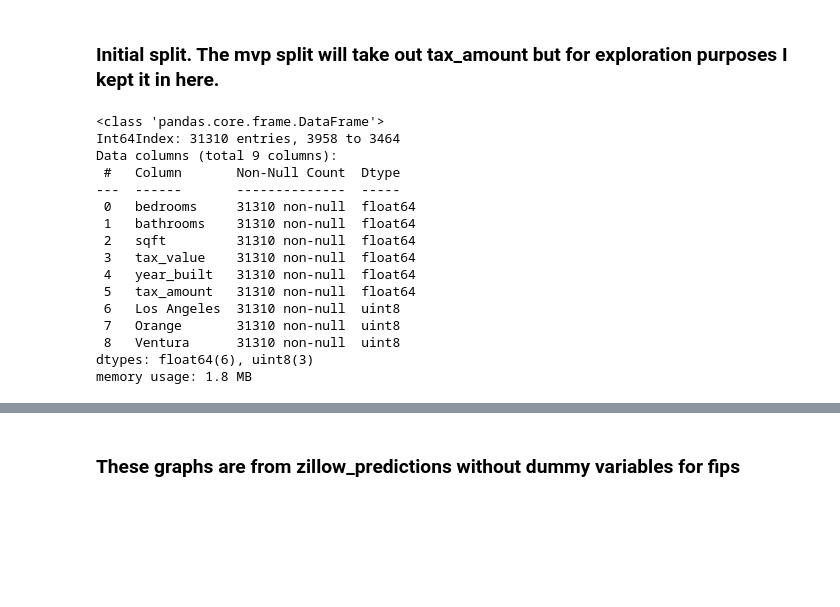
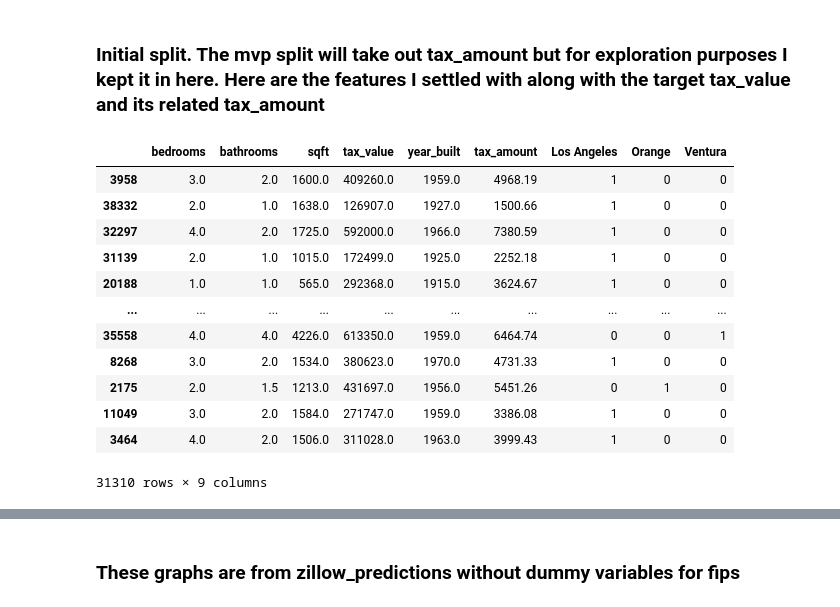
Before and after one commit to Alfred-W-S-Pirovits-Jr/regression-project, a Jupyter notebook: final_project.ipynb, the cells around one changed output, grey strips where cells are left out. Drawn from its saved outputs; the diff is of its cells as text; code cells hidden in the pictures; blank space fills up the shorter version.

```diff
--- a/final_project.ipynb
+++ b/final_project.ipynb
@@ -32,22 +53,19 @@ zillow_categorical = wrangle.wrangle_zillow_predictions_without_drop()
 # %% [markdown]
-### Initial split.  The mvp split will take out tax_amount but for exploration purposes I kept it in here.
+### Initial split.  The mvp split will take out tax_amount but for exploration purposes I kept it in here.  Here are the features I settled with along with the target tax_value and its related tax_amount
 # %%
 train, validate, test = wrangle.split_data(zillow_predictions)
-train.info()
+train
 # %% [output]
+|  | bedrooms | bathrooms | sqft | tax_value | year_built | tax_amount | Los Angeles | Orange | Ventura |
+| 3958 | 3.0 | 2.0 | 1600.0 | 409260.0 | 1959.0 | 4968.19 | 1 | 0 | 0 |
+| 38332 | 2.0 | 1.0 | 1638.0 | 126907.0 | 1927.0 | 1500.66 | 1 | 0 | 0 |
+| 32297 | 4.0 | 2.0 | 1725.0 | 592000.0 | 1966.0 | 7380.59 | 1 | 0 | 0 |
+| 31139 | 2.0 | 1.0 | 1015.0 | 172499.0 | 1925.0 | 2252.18 | 1 | 0 | 0 |
+| 20188 | 1.0 | 1.0 | 565.0 | 292368.0 | 1915.0 | 3624.67 | 1 | 0 | 0 |
+| ... | ... | ... | ... | ... | ... | ... | ... | ... | ... |
+| 35558 | 4.0 | 4.0 | 4226.0 | 613350.0 | 1959.0 | 6464.74 | 0 | 0 | 1 |
+| 8268 | 3.0 | 2.0 | 1534.0 | 380623.0 | 1970.0 | 4731.33 | 1 | 0 | 0 |
+| 2175 | 2.0 | 1.5 | 1213.0 | 431697.0 | 1956.0 | 5451.26 | 0 | 1 | 0 |
+| 11049 | 3.0 | 2.0 | 1584.0 | 271747.0 | 1959.0 | 3386.08 | 1 | 0 | 0 |
+| 3464 | 4.0 | 2.0 | 1506.0 | 311028.0 | 1963.0 | 3999.43 | 1 | 0 | 0 |
-<class 'pandas.core.frame.DataFrame'>
-Int64Index: 31310 entries, 3958 to 3464
-Data columns (total 9 columns):
- #   Column       Non-Null Count  Dtype
----  ------       --------------  -----
- 0   bedrooms     31310 non-null  float64
- 1   bathrooms    31310 non-null  float64
- 2   sqft         31310 non-null  float64
- 3   tax_value    31310 non-null  float64
- 4   year_built   31310 non-null  float64
- 5   tax_amount   31310 non-null  float64
- 6   Los Angeles  31310 non-null  uint8
- 7   Orange       31310 non-null  uint8
- 8   Ventura      31310 non-null  uint8
-dtypes: float64(6), uint8(3)
-memory usage: 1.8 MB
+31310 rows × 9 columns
```
Also changed, not shown: parts of 42 cells of this notebook.
